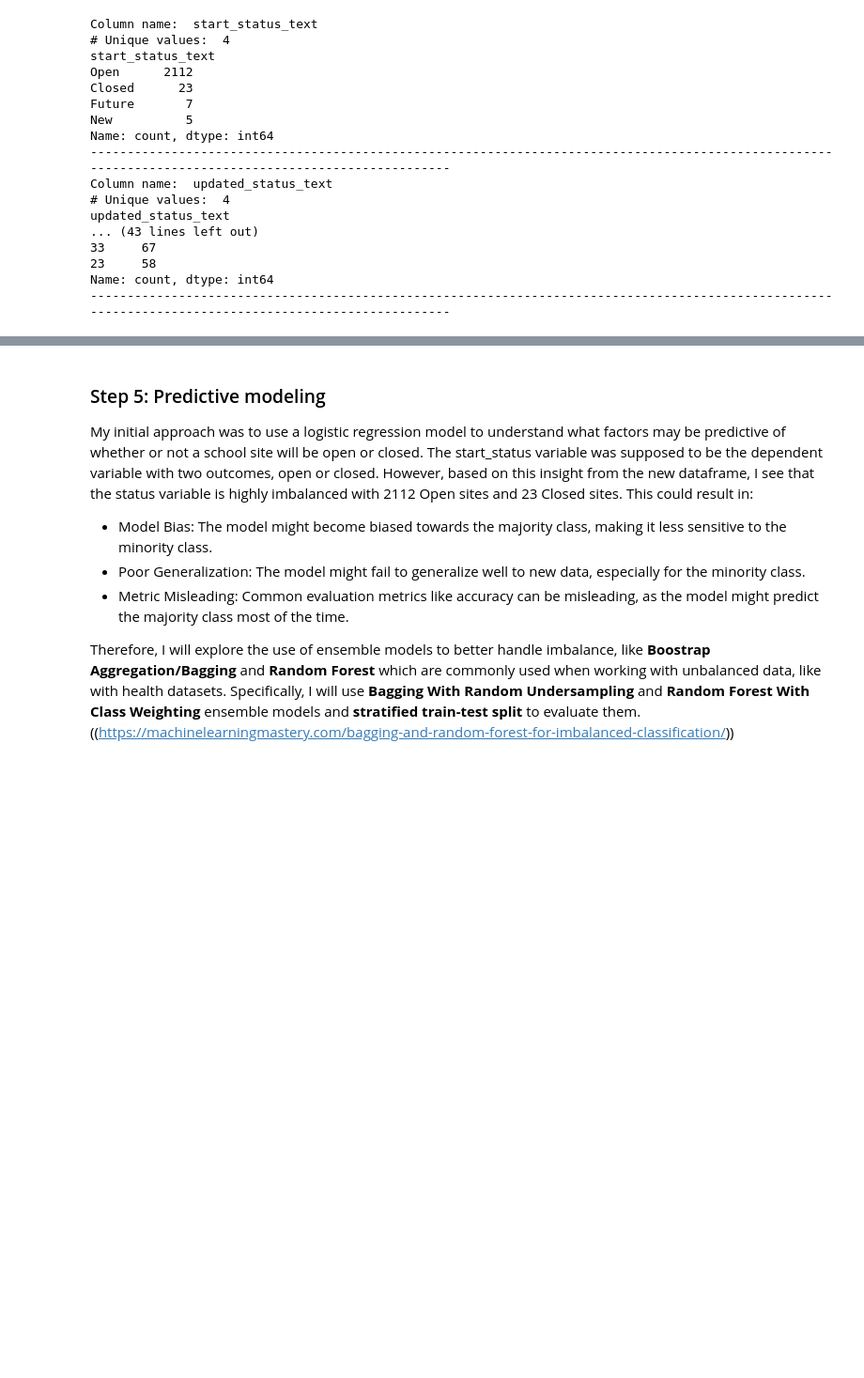
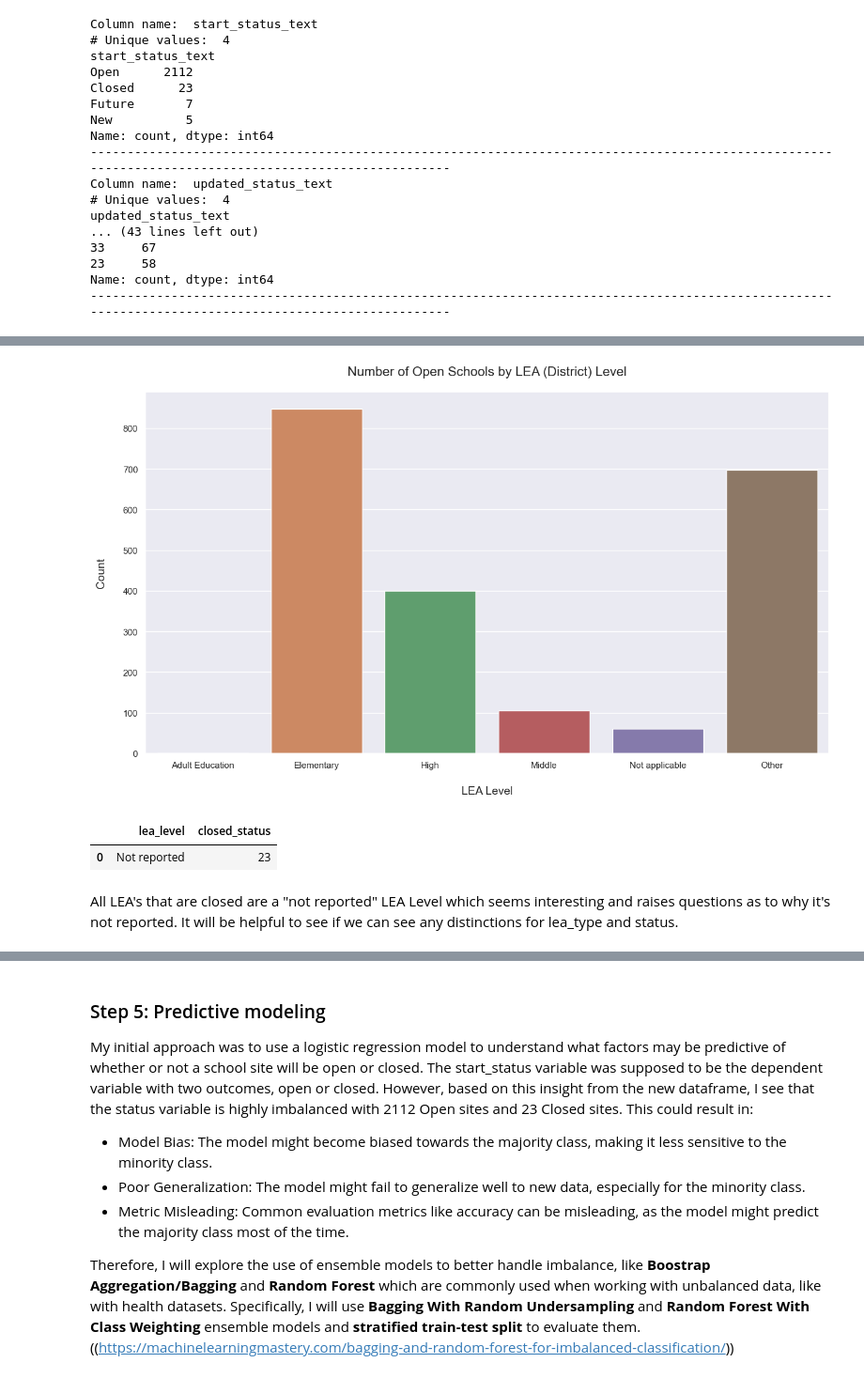
Before and after one commit to emilyslopez/datasci_practice_projects, a Jupyter notebook: predictive_modeling/LEA_predictive_modeling.ipynb, the cells around one changed output, grey strips where cells are left out. Shown at 94% size. Cells and saved outputs as stored; diff of their text form; code cells hidden in the pictures; blank space fills up the shorter version.

```diff
--- a/predictive_modeling/LEA_predictive_modeling.ipynb
+++ b/predictive_modeling/LEA_predictive_modeling.ipynb
@@ -515,0 +537,3 @@ Name: count, dtype: int64
+# %%
+j_status= joined[joined['updated_status_text'].isin(['Open','Closed'])]
+j_status.head()
@@ -515,0 +547,4 @@ Name: count, dtype: int64
+# %%
+updated_s_open = j_status[j_status['updated_status_text']=='Open'][["lea_level", "updated_status_text"]] # select open status only
+updated_s_open = updated_s_open.groupby('lea_level').count().reset_index().rename(columns={'updated_status_text': 'open_status'})
+updated_s_open
@@ -515,0 +559,19 @@ Name: count, dtype: int64
+# %%
+sns.set(rc = {'figure.figsize':(15,8)})
+
+sns.barplot(data=updated_s_open, x='lea_level', y='open_status')
+plt.title("Number of Open Schools by LEA (District) Level", fontsize= 16, pad=20)
+plt.ylabel("Count", fontsize = 14, labelpad = 20)
+plt.xlabel('LEA Level', fontsize=14, labelpad = 20)
+plt.show()
+# %% [output]
+[figure, added]
+# %%
+updated_s_closed = j_status[j_status['updated_status_text']=='Closed'][['lea_level','updated_status_text']]
+updated_s_closed= updated_s_closed.groupby('lea_level').count().reset_index().rename(columns={'updated_status_text': 'closed_status'})
+updated_s_closed
+# %% [output]
+|  | lea_level | closed_status |
+| 0 | Not reported | 23 |
+# %% [markdown]
+All LEA's that are closed are a "not reported" LEA Level which seems interesting and raises questions as to why it's not reported. It will be helpful to see if we can see any distinctions for lea_type and status.
```
Also changed, not shown: parts of 54 cells of this notebook.
